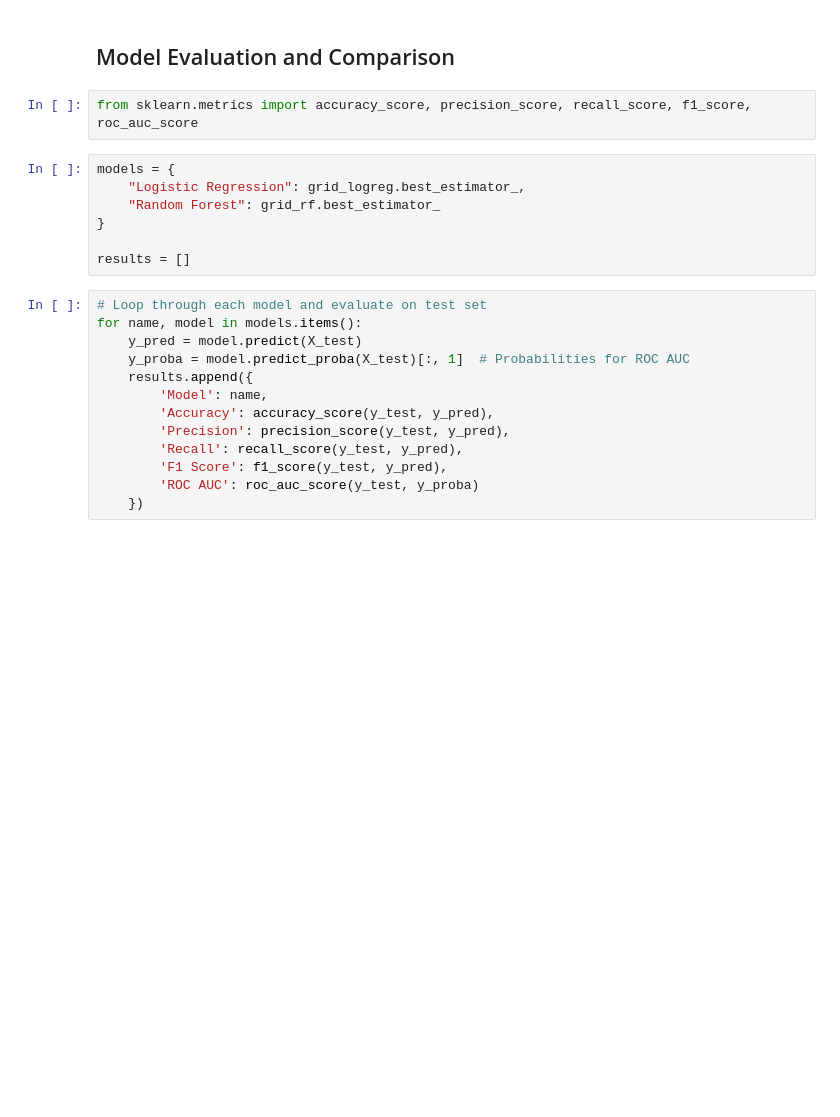
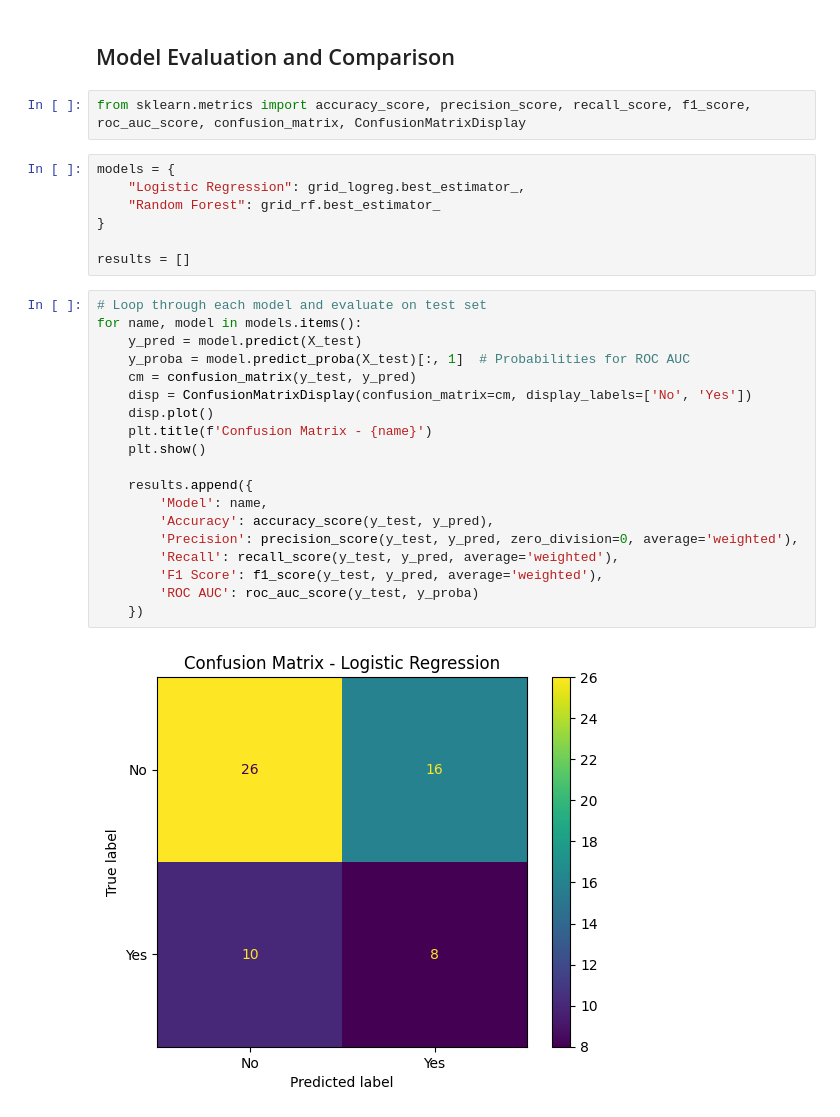
Before and after one commit to KImondorose/Diabetes-Prediction, a Jupyter notebook: Phoenix.ipynb, the cells around one changed output. Saved outputs shown, nothing was run; the diff lists cells and outputs as text; blank space fills up the shorter version.

```diff
--- a/Phoenix.ipynb
+++ b/Phoenix.ipynb
@@ -360,7 +390,7 @@ Best parameters for Random Forest: {'clf__max_depth': 5, 'clf__min_samples_split
 # %% [markdown]
 ## Model Evaluation and Comparison
 # %%
-from sklearn.metrics import accuracy_score, precision_score, recall_score, f1_score, roc_auc_score
+from sklearn.metrics import accuracy_score, precision_score, recall_score, f1_score, roc_auc_score, confusion_matrix, ConfusionMatrixDisplay
 # %%
 models = {
     "Logistic Regression": grid_logreg.best_estimator_,
@@ -371,13 +401,21 @@ results = []
 # %%
 # Loop through each model and evaluate on test set
 for name, model in models.items():
     y_pred = model.predict(X_test)
     y_proba = model.predict_proba(X_test)[:, 1]  # Probabilities for ROC AUC
+    cm = confusion_matrix(y_test, y_pred)
+    disp = ConfusionMatrixDisplay(confusion_matrix=cm, display_labels=['No', 'Yes'])
+    disp.plot()
+    plt.title(f'Confusion Matrix - {name}')
+    plt.show()
+
     results.append({
         'Model': name,
         'Accuracy': accuracy_score(y_test, y_pred),
-        'Precision': precision_score(y_test, y_pred),
-        'Recall': recall_score(y_test, y_pred),
-        'F1 Score': f1_score(y_test, y_pred),
+        'Precision': precision_score(y_test, y_pred, zero_division=0, average='weighted'),
+        'Recall': recall_score(y_test, y_pred, average='weighted'),
+        'F1 Score': f1_score(y_test, y_pred, average='weighted'),
         'ROC AUC': roc_auc_score(y_test, y_proba)
     })
+# %% [output]
+[figure, added]
```
Also changed, not shown: parts of 14 cells of this notebook.
